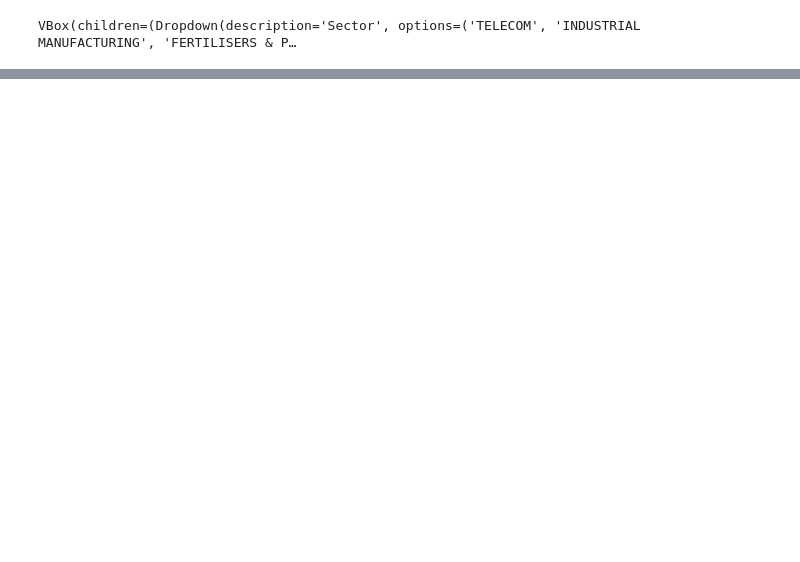
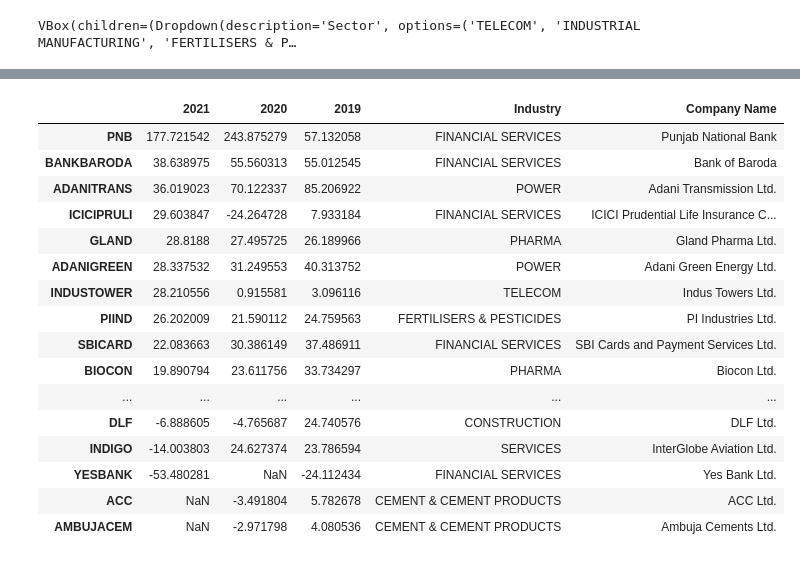
Before and after one commit to patilpushkarp/finearn, a Jupyter notebook: growth.ipynb, the cells around one changed output, grey strips where cells are left out. Saved outputs shown, nothing was run; the diff lists cells and outputs as text; code cells hidden in the pictures; blank space fills up the shorter version.

```diff
--- a/growth.ipynb
+++ b/growth.ipynb
@@ -156,0 +218,18 @@ VBox(children=(Dropdown(description='Sector', options=('TELECOM', 'INDUSTRIAL MA
+# %%
+# Create a empty dataframe for storing CAGR values
+cagr_df = pd.DataFrame(columns=["2021", "2020", "2019"])
+years = [2021, 2020, 2019]
+# %%
+# Calculating CAGR for companies in nifty 50.
+for index, row in df.iterrows():
+    ticker = row["Symbol"]
+    income_stmt_path = f"./data/annual_reports/{ticker}/income_stmt.csv"
+    is_df = pd.read_csv(income_stmt_path, index_col=[0])
+    is_df_cols = [col.split("-")[0] for col in is_df.columns]
+    is_df.columns = is_df_cols
+    revenue = is_df.loc["Total Revenue"]
+    for _, year in enumerate(years):
+        if f"{year}" in revenue.index:
+            cagr_df.at[str(ticker), str(year)] = (((revenue[f"{year}"]/revenue["2018"])**(1/(year-2018)))-1)*100
+    cagr_df.at[str(ticker), "Industry"] = row["Industry"]
+    cagr_df.at[str(ticker), "Company Name"] = row["Company Name"]
@@ -156,0 +247,21 @@ VBox(children=(Dropdown(description='Sector', options=('TELECOM', 'INDUSTRIAL MA
+# %%
+cagr_df.sort_values("2021", ascending=False, inplace=True)
+cagr_df
+# %% [output]
+|  | 2021 | 2020 | 2019 | Industry | Company Name |
+| PNB | 177.721542 | 243.875279 | 57.132058 | FINANCIAL SERVICES | Punjab National Bank |
+| BANKBARODA | 38.638975 | 55.560313 | 55.012545 | FINANCIAL SERVICES | Bank of Baroda |
+| ADANITRANS | 36.019023 | 70.122337 | 85.206922 | POWER | Adani Transmission Ltd. |
+| ICICIPRULI | 29.603847 | -24.264728 | 7.933184 | FINANCIAL SERVICES | ICICI Prudential Life Insurance C... |
+| GLAND | 28.8188 | 27.495725 | 26.189966 | PHARMA | Gland Pharma Ltd. |
+| ADANIGREEN | 28.337532 | 31.249553 | 40.313752 | POWER | Adani Green Energy Ltd. |
+| INDUSTOWER | 28.210556 | 0.915581 | 3.096116 | TELECOM | Indus Towers Ltd. |
+| PIIND | 26.202009 | 21.590112 | 24.759563 | FERTILISERS & PESTICIDES | PI Industries Ltd. |
+| SBICARD | 22.083663 | 30.386149 | 37.486911 | FINANCIAL SERVICES | SBI Cards and Payment Services Ltd. |
+| BIOCON | 19.890794 | 23.611756 | 33.734297 | PHARMA | Biocon Ltd. |
+| ... | ... | ... | ... | ... | ... |
+| DLF | -6.888605 | -4.765687 | 24.740576 | CONSTRUCTION | DLF Ltd. |
+| INDIGO | -14.003803 | 24.627374 | 23.786594 | SERVICES | InterGlobe Aviation Ltd. |
+| YESBANK | -53.480281 | NaN | -24.112434 | FINANCIAL SERVICES | Yes Bank Ltd. |
+| ACC | NaN | -3.491804 | 5.782678 | CEMENT & CEMENT PRODUCTS | ACC Ltd. |
+| AMBUJACEM | NaN | -2.971798 | 4.080536 | CEMENT & CEMENT PRODUCTS | Ambuja Cements Ltd. |
```
Also changed, not shown: parts of 20 cells of this notebook.
